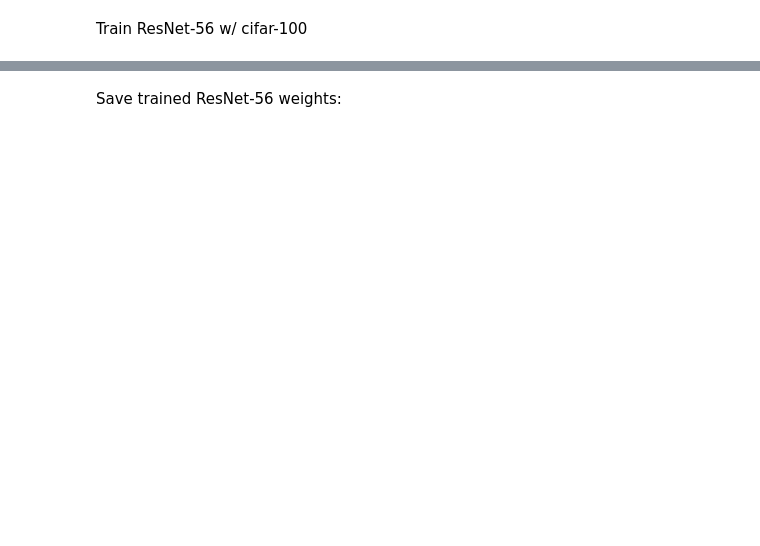
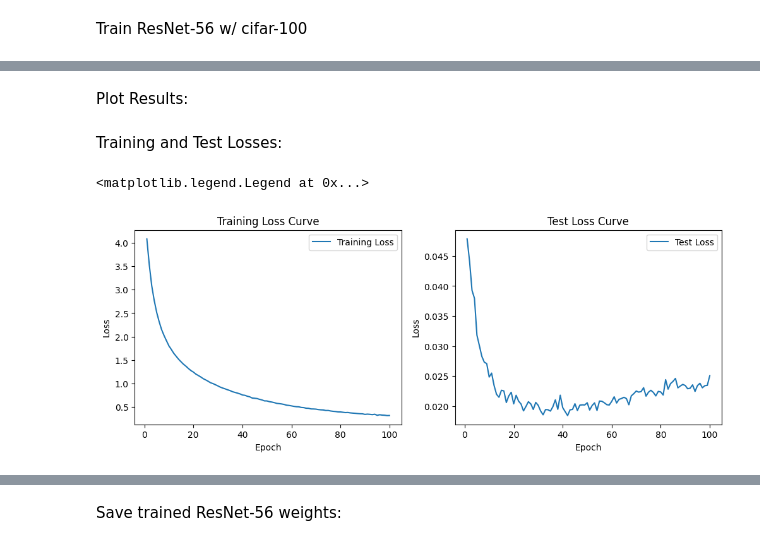
Before and after one commit to imthelizardking/cmp719-project, a Jupyter notebook: cmp719_project_5.ipynb, the cells around one changed output, grey strips where cells are left out. Saved outputs shown, nothing was run; the diff lists cells and outputs as text; code cells hidden in the pictures; blank space fills up the shorter version.

```diff
--- a/cmp719_project_5.ipynb
+++ b/cmp719_project_5.ipynb
@@ -106,11 +105,23 @@ Set configuration for training ResNet-56 w/ cifar-100:
 # Set device to GPU if available, otherwise use CPU
 device = torch.device("cuda")
 
+custom_transform_train = transforms.Compose([
+    transforms.RandomCrop(32, padding=4),
+    transforms.RandomHorizontalFlip(),
+    transforms.ToTensor(),
+    transforms.Normalize(mean=[0.5, 0.5, 0.5], std=[0.5, 0.5, 0.5])
+])
+
+custom_transform_test = transforms.Compose([
+    transforms.ToTensor(),
+    transforms.Normalize(mean=[0.5, 0.5, 0.5], std=[0.5, 0.5, 0.5])
+])
+
 # Load CIFAR-100 dataset
-trainset = torchvision.datasets.CIFAR100(root='./data', train=True, download=True)
+trainset = torchvision.datasets.CIFAR100(root='./data', train=True, download=True, transform=custom_transform_train)
 trainloader = torch.utils.data.DataLoader(trainset, batch_size=128, shuffle=True, num_workers=2)
 
-testset = torchvision.datasets.CIFAR100(root='./data', train=False, download=True)
+testset = torchvision.datasets.CIFAR100(root='./data', train=False, download=True, transform=custom_transform_test)
 testloader = torch.utils.data.DataLoader(testset, batch_size=128, shuffle=False, num_workers=2)
 # %% [output]
 Files already downloaded and verified
@@ -125,7 +132,7 @@ model_resnet56 = ResNet56(num_classes=100).to(device)
 
 # Define loss function and optimizer
 criterion = nn.CrossEntropyLoss()
-EPOCHS_RESNET56 = 10
+EPOCHS_RESNET56 = 100
 LEARNING_RATE_RESNET56 = 0.001
 optimizer = optim.AdamW(model_resnet56.parameters(), lr=LEARNING_RATE_RESNET56)
 # %% [markdown]
@@ -152,7 +159,7 @@ for epoch in range(EPOCHS_RESNET56):  # Number of epochs
         loss.backward()
         optimizer.step()
         train_loss += loss.item()
-    print('[%d, %5d] loss: %.3f' % (epoch + 1, i + 1, train_loss / len(trainloader)))
+    print('#', epoch+1, ' epoch train loss: ', train_loss / len(trainloader))
     train_losses.append(train_loss / len(trainloader))
     # Validation
     model_resnet56.eval()
@@ -166,8 +173,9 @@ for epoch in range(EPOCHS_RESNET56):  # Number of epochs
             _, predicted = torch.max(outputs.data, 1)
             total += labels.size(0)
             correct += (predicted == labels).sum().item()
-    train_accuracy = correct / total
+    train_accuracy = 100 * correct / total
     train_accuracies.append(train_accuracy)
+    print('Accuracy on training set after epoch %d: %.2f %%' % (epoch + 1, train_accuracy))
     correct = 0
     total = 0
     with torch.no_grad():
@@ -189,0 +331,22 @@ TypeError: ignored
+# %% [markdown]
+Plot Results:
+# %% [markdown]
+Training and Test Losses:
+# %%
+plt.figure(figsize=(12, 4))
+plt.subplot(1, 2, 1)
+plt.plot(range(1, EPOCHS_RESNET56+1), train_losses, label='Training Loss')
+plt.xlabel('Epoch')
+plt.ylabel('Loss')
+plt.title('Training Loss Curve')
+plt.legend()
+
+plt.subplot(1, 2, 2)
+plt.plot(range(1, EPOCHS_RESNET56+1), test_losses, label='Test Loss')
+plt.xlabel('Epoch')
+plt.ylabel('Loss')
+plt.title('Test Loss Curve')
+plt.legend()
+# %% [output]
+<matplotlib.legend.Legend at 0x...>
+[figure, added]
```
Also changed, not shown: parts of 6 cells of this notebook.
